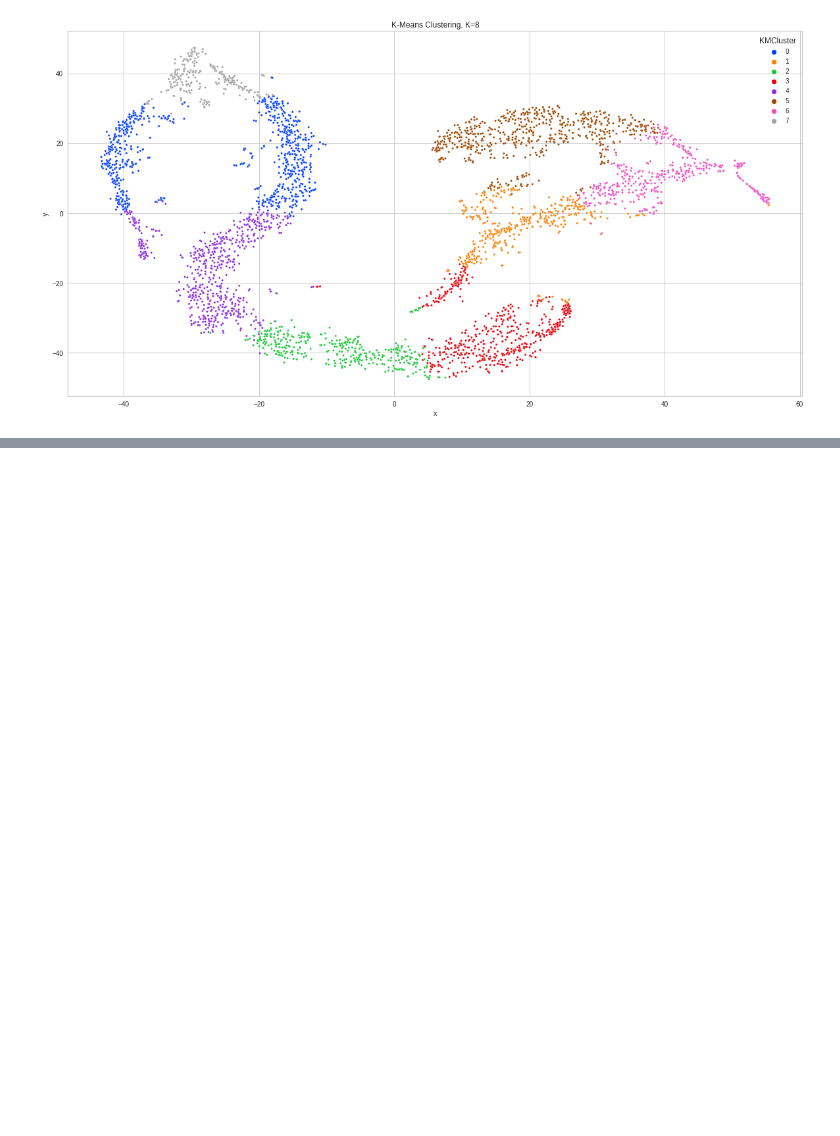
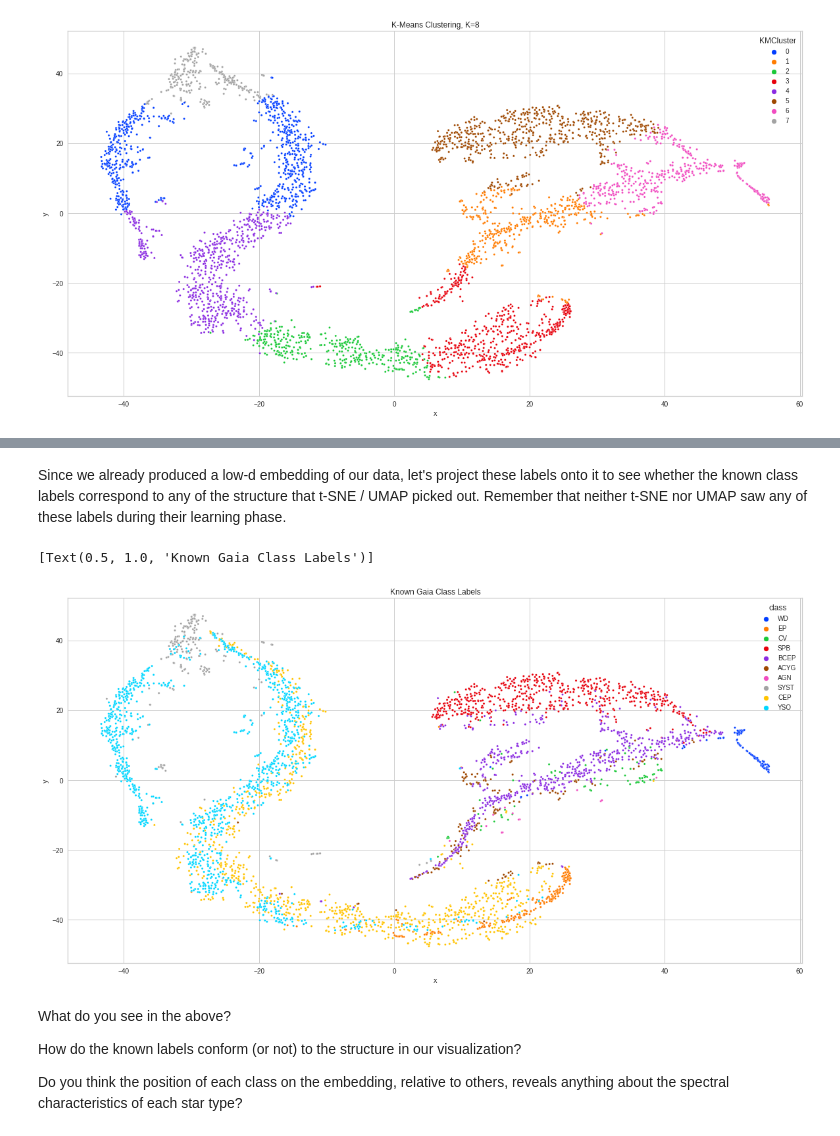
Before and after one commit to jt-ut/GaiaREU, a Jupyter notebook: GaiaREU-ML_v1.ipynb, the cells around one changed output, grey strips where cells are left out. Saved outputs shown, nothing was run; the diff lists cells and outputs as text; code cells hidden in the pictures; blank space fills up the shorter version.

```diff
--- a/GaiaREU-ML_v1.ipynb
+++ b/GaiaREU-ML_v1.ipynb
@@ -438,0 +451,8 @@ sns.scatterplot(x='x', y='y', hue='KMCluster', data = X_best, s=10, palette="bri
+# %%
+## Download Gaia labels
+class_label = pd.read_csv('https://raw.githubusercontent.com/jt-ut/GaiaREU/main/GaiaREU_class-name.csv', header=None)
+# Ensure we have a label for each source
+print(flux.shape)
+print(class_label.shape)
+# Produce a frequency table, listing the unique class names and the number of sources belonging to each
+class_label.value_counts(sort=True)
@@ -438,0 +491,16 @@ sns.scatterplot(x='x', y='y', hue='KMCluster', data = X_best, s=10, palette="bri
+# %% [markdown]
+Since we already produced a low-d embedding of our data, let's project these labels onto it to see whether the known class labels correspond to any of the structure that t-SNE / UMAP picked out. Remember that neither t-SNE nor UMAP saw any of these labels during their learning phase.
+# %%
+## Project known labels onto our favorite embedding
+X_best['class'] = class_label
+plt.rcParams['figure.figsize'] = (20,10)
+sns.scatterplot(x='x', y='y', hue='class', data = X_best, s=10, palette="bright").set(title='Known Gaia Class Labels')
+# %% [output]
+[Text(0.5, 1.0, 'Known Gaia Class Labels')]
+[figure, added]
+# %% [markdown]
+What do you see in the above?
+
+How do the known labels conform (or not) to the structure in our visualization?
+
+Do you think the position of each class on the embedding, relative to others, reveals anything about the spectral characteristics of each star type?
```
Also changed, not shown: parts of 4 cells of this notebook.
